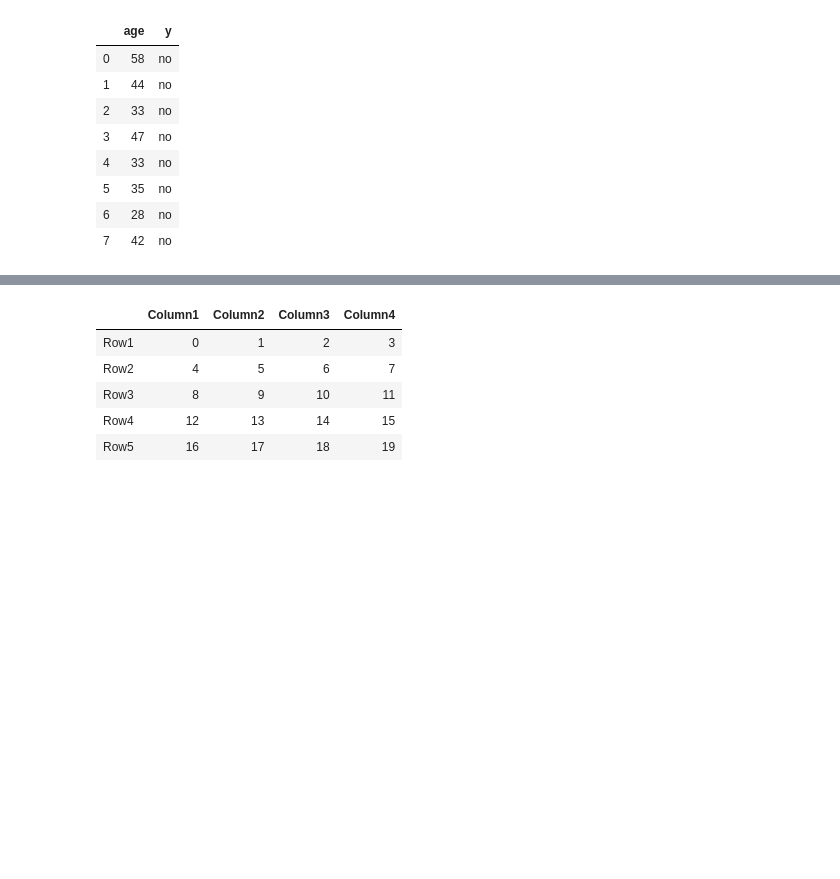
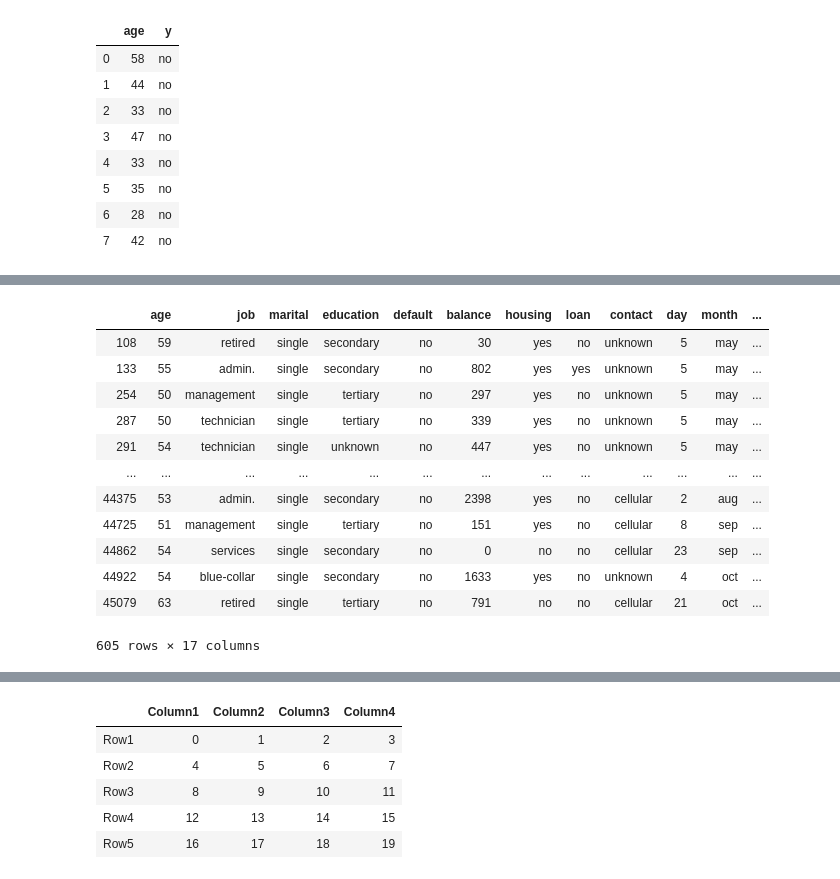
Before and after one commit to Priya-088/Complete_ML, a Jupyter notebook: Pandas.ipynb, the cells around one changed output, grey strips where cells are left out. Saved outputs shown, nothing was run; the diff lists cells and outputs as text; code cells hidden in the pictures; blank space fills up the shorter version.

```diff
--- a/Pandas.ipynb
+++ b/Pandas.ipynb
@@ -293,0 +328,16 @@ bd.loc[[0,1,2,3,4,5,6,7],['age','y']]
+# %%
+bd.loc[(bd['marital']=='single')&(bd['age']>=50),:]
+# %% [output]
+|  | age | job | marital | education | default | balance | housing | loan | contact | day | month | ... |
+| 108 | 59 | retired | single | secondary | no | 30 | yes | no | unknown | 5 | may | ... |
+| 133 | 55 | admin. | single | secondary | no | 802 | yes | yes | unknown | 5 | may | ... |
+| 254 | 50 | management | single | tertiary | no | 297 | yes | no | unknown | 5 | may | ... |
+| 287 | 50 | technician | single | tertiary | no | 339 | yes | no | unknown | 5 | may | ... |
+| 291 | 54 | technician | single | unknown | no | 447 | yes | no | unknown | 5 | may | ... |
+| ... | ... | ... | ... | ... | ... | ... | ... | ... | ... | ... | ... | ... |
+| 44375 | 53 | admin. | single | secondary | no | 2398 | yes | no | cellular | 2 | aug | ... |
+| 44725 | 51 | management | single | tertiary | no | 151 | yes | no | cellular | 8 | sep | ... |
+| 44862 | 54 | services | single | secondary | no | 0 | no | no | cellular | 23 | sep | ... |
+| 44922 | 54 | blue-collar | single | secondary | no | 1633 | yes | no | unknown | 4 | oct | ... |
+| 45079 | 63 | retired | single | tertiary | no | 791 | no | no | cellular | 21 | oct | ... |
+605 rows × 17 columns
```
Also changed, not shown: parts of 15 cells of this notebook.
